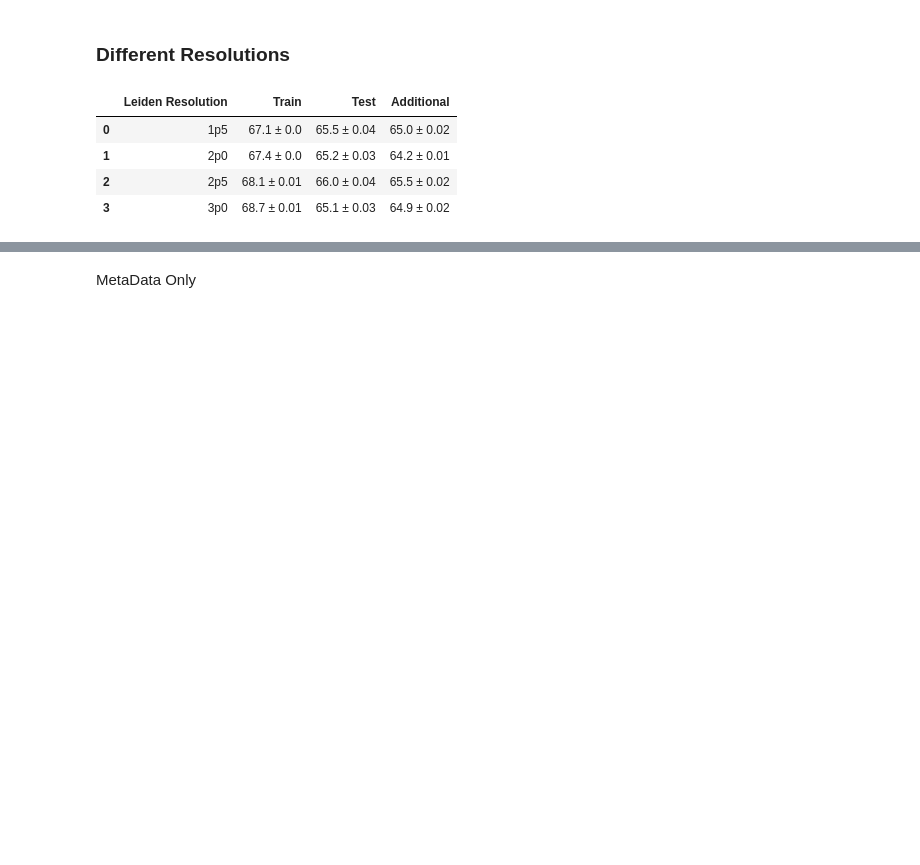
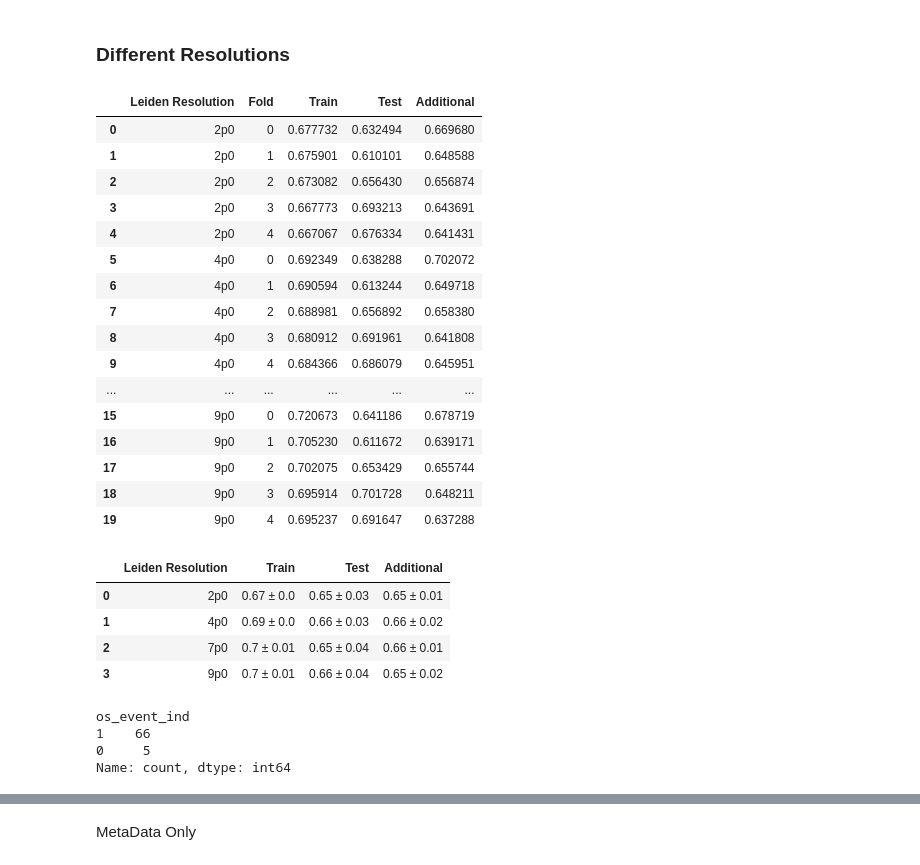
Before and after one commit to FarzanehSeyedshahi/Histomorphological-Phenotype-Learning, a Jupyter notebook: workflow/survival_figures.ipynb, the cells around one changed output, grey strips where cells are left out. Cells and saved outputs as stored; diff of their text form; code cells hidden in the pictures; blank space fills up the shorter version.

```diff
--- a/workflow/survival_figures.ipynb
+++ b/workflow/survival_figures.ipynb
@@ -204,13 +221,13 @@ adata_train, h5ad_path = read_h5ad_reference(h5_complete_path, meta_folder, grou
 # %%
 categorical_data = False
 additional = True
-resolutions = ['2p0', '1p5', '2p5', '3p0']
-# resolutions = ['2p0']
+resolutions = ['2p0', '4p0', '7p0', '9p0']
+# resolutions = ['2p0', '4p0']
 categorical_cols = ['age','TNM_Stage', 'HB_score', 'type', 'Sex']
 categorical_cols_additional = ['age']
 
-penalizer = .1
-l1_ratio = .5
+penalizer = 1
+l1_ratio = .02
 
 datas = dict()
 cis = dict()
@@ -287,36 +304,66 @@ for resolution in resolutions:
 
         else:
             train_df.drop(matching_field, axis=1, inplace=True)
             test_df.drop(matching_field, axis=1, inplace=True)
             if additional: additional_df.drop(matching_field, axis=1, inplace=True)
 
             cph_.fit(train_df, duration_col='os_event_data', event_col='os_event_ind', robust=True)
             train_scores.append(cph_.score(train_df, scoring_method='concordance_index'))
             test_scores.append(cph_.score(test_df, scoring_method='concordance_index'))
             if additional: additional_scores.append(cph_.score(additional_df, scoring_method='concordance_index'))
         cphs[resolution][fold] = cph_
     cis[resolution].append(train_scores)
     cis[resolution].append(test_scores)
     if additional: cis[resolution].append(additional_scores)
 
 # Save to CSV.
 if additional: columns = ['Leiden Resolution', 'Fold', 'Train', 'Test', 'Additional']
 else: columns = ['Leiden Resolution', 'Fold', 'Train', 'Test']
 cis_df = pd.DataFrame(columns=columns)
 for resolution in resolutions:
     for fold in range(5):
         if additional: temp_row = pd.DataFrame([[resolution, fold, cis[resolution][0][fold], cis[resolution][1][fold], cis[resolution][2][fold]]], columns=columns)
         else: temp_row = pd.DataFrame([[resolution, fold, cis[resolution][0][fold], cis[resolution][1][fold]]], columns=columns)
         # temp_row = pd.DataFrame([[resolution, fold, cis[resolution][0][fold], cis[resolution][1][fold], cis[resolution][2][fold]]], columns=columns)
         # temp_row = pd.DataFrame([[resolution, fold, cis[resolution][0][fold], cis[resolution][1][fold], 0]], columns=columns)
         cis_df = pd.concat([cis_df, temp_row], ignore_index=True)
 
-df_mean = cis_df.groupby(['Leiden Resolution']).mean().drop('Fold', axis=1).apply(lambda x: np.round(x*100,1))
+df_mean = cis_df.groupby(['Leiden Resolution']).mean().drop('Fold', axis=1).apply(lambda x: np.round(x,2))
 df_std = cis_df.groupby(['Leiden Resolution']).std().drop('Fold', axis=1).apply(lambda x: np.round(x,2))
+display(cis_df)
 (df_mean.astype(str) + ' ± ' + df_std.astype(str)).reset_index()
 # %% [output]
-|  | Leiden Resolution | Train | Test | Additional |
-| 0 | 1p5 | 67.1 ± 0.0 | 65.5 ± 0.04 | 65.0 ± 0.02 |
-| 1 | 2p0 | 67.4 ± 0.0 | 65.2 ± 0.03 | 64.2 ± 0.01 |
-| 2 | 2p5 | 68.1 ± 0.01 | 66.0 ± 0.04 | 65.5 ± 0.02 |
-| 3 | 3p0 | 68.7 ± 0.01 | 65.1 ± 0.03 | 64.9 ± 0.02 |
+|  | Leiden Resolution | Fold | Train | Test | Additional |
+| 0 | 2p0 | 0 | 0.677732 | 0.632494 | 0.669680 |
+| 1 | 2p0 | 1 | 0.675901 | 0.610101 | 0.648588 |
+| 2 | 2p0 | 2 | 0.673082 | 0.656430 | 0.656874 |
+| 3 | 2p0 | 3 | 0.667773 | 0.693213 | 0.643691 |
+| 4 | 2p0 | 4 | 0.667067 | 0.676334 | 0.641431 |
+| 5 | 4p0 | 0 | 0.692349 | 0.638288 | 0.702072 |
+| 6 | 4p0 | 1 | 0.690594 | 0.613244 | 0.649718 |
+| 7 | 4p0 | 2 | 0.688981 | 0.656892 | 0.658380 |
+| 8 | 4p0 | 3 | 0.680912 | 0.691961 | 0.641808 |
+| 9 | 4p0 | 4 | 0.684366 | 0.686079 | 0.645951 |
+| ... | ... | ... | ... | ... | ... |
+| 15 | 9p0 | 0 | 0.720673 | 0.641186 | 0.678719 |
+| 16 | 9p0 | 1 | 0.705230 | 0.611672 | 0.639171 |
+| 17 | 9p0 | 2 | 0.702075 | 0.653429 | 0.655744 |
+| 18 | 9p0 | 3 | 0.695914 | 0.701728 | 0.648211 |
+| 19 | 9p0 | 4 | 0.695237 | 0.691647 | 0.637288 |
+|  | Leiden Resolution | Train | Test | Additional |
+| 0 | 2p0 | 0.67 ± 0.0 | 0.65 ± 0.03 | 0.65 ± 0.01 |
+| 1 | 4p0 | 0.69 ± 0.0 | 0.66 ± 0.03 | 0.66 ± 0.02 |
+| 2 | 7p0 | 0.7 ± 0.01 | 0.65 ± 0.04 | 0.66 ± 0.01 |
+| 3 | 9p0 | 0.7 ± 0.01 | 0.66 ± 0.04 | 0.65 ± 0.02 |
+# %%
+fold = 4
+resolution = '2p0'
+meta_folder = '750K'
+temp = pd.read_csv('{}/results/BarlowTwins_3/{}/h224_w224_n3_zdim128/{}/survival_csvs/clr_leiden_{}_fold{}_test_metadata.csv'.format(main_path, dataset, meta_folder , resolution, fold), index_col=0)
+temp = temp[temp['Meso_type'] != 1]
+temp['os_event_ind'].value_counts()
+# %% [output]
+os_event_ind
+1    66
+0     5
+Name: count, dtype: int64
```
Also changed, not shown: parts of 18 cells of this notebook, 2 other files.
